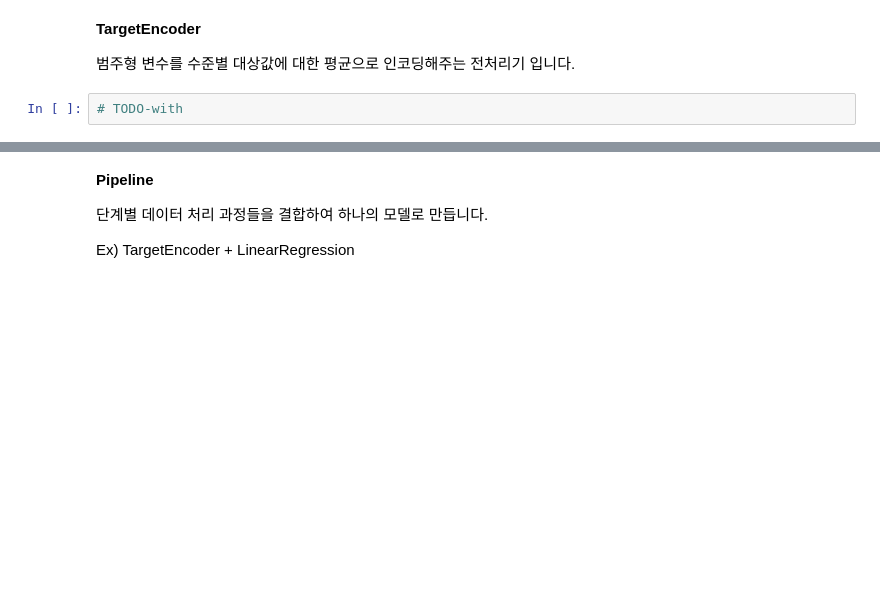
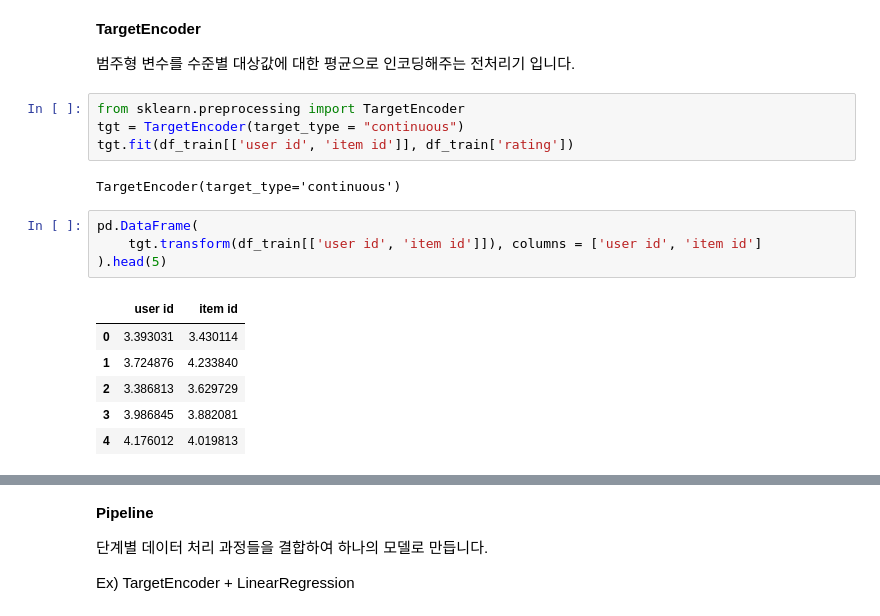
Before and after one commit to sunkusun9/rcmd_2506, a Jupyter notebook: 4.머신 러닝 개론.ipynb, the cells around one changed output, grey strips where cells are left out. Saved outputs shown, nothing was run; the diff lists cells and outputs as text; blank space fills up the shorter version.

```diff
--- a/4.머신 러닝 개론.ipynb
+++ b/4.머신 러닝 개론.ipynb
@@ -675,7 +799,22 @@ df_train.shape, df_test.shape
 
 범주형 변수를 수준별 대상값에 대한 평균으로 인코딩해주는 전처리기 입니다.
 # %%
-# TODO-with
+from sklearn.preprocessing import TargetEncoder
+tgt = TargetEncoder(target_type = "continuous")
+tgt.fit(df_train[['user id', 'item id']], df_train['rating'])
+# %% [output]
+TargetEncoder(target_type='continuous')
+# %%
+pd.DataFrame(
+    tgt.transform(df_train[['user id', 'item id']]), columns = ['user id', 'item id']
+).head(5)
+# %% [output]
+|  | user id | item id |
+| 0 | 3.393031 | 3.430114 |
+| 1 | 3.724876 | 4.233840 |
+| 2 | 3.386813 | 3.629729 |
+| 3 | 3.986845 | 3.882081 |
+| 4 | 4.176012 | 4.019813 |
 # %%
 # TargetEncoder 내부에는 평균을 보정하는 작업에 의한 미세한 차이가 있습니다.
 # pandas 를 이용해 구현해봅니다.
```
Also changed, not shown: parts of 40 cells of this notebook.
